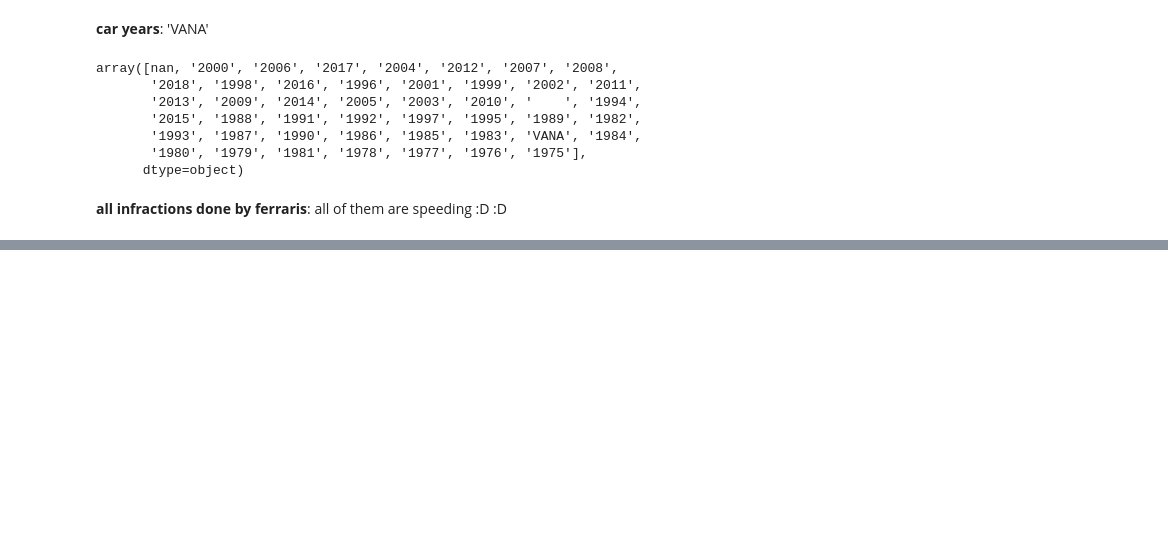
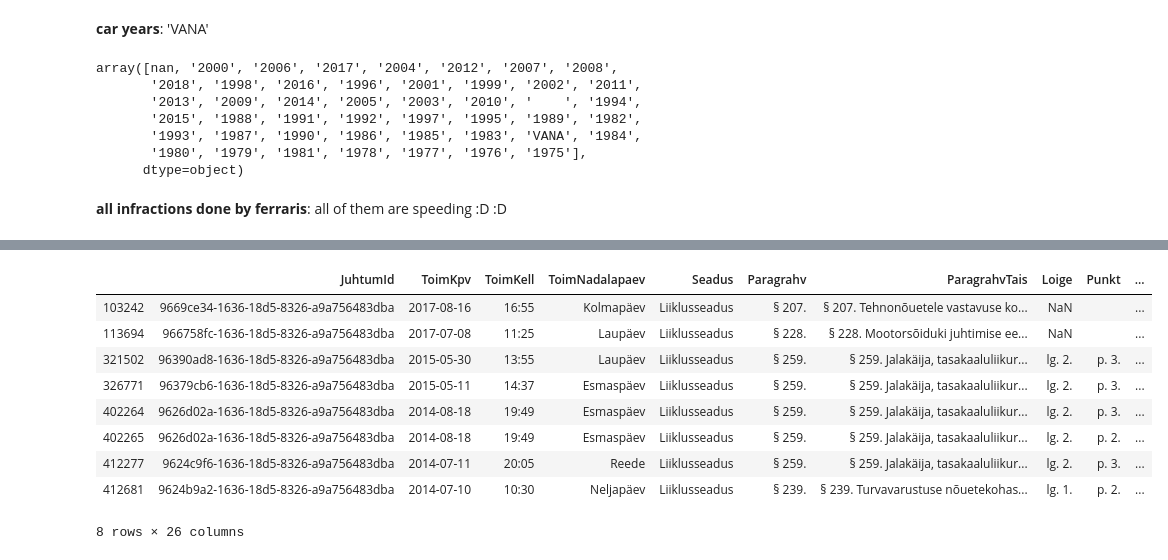
Before and after one commit to snemvalts/ids2019-m16-traffic-violations, a Jupyter notebook: notebooks/Data exploration.ipynb, the cells around one changed output, grey strips where cells are left out. Cells and saved outputs as stored; diff of their text form; code cells hidden in the pictures; blank space fills up the shorter version.

```diff
--- a/notebooks/Data exploration.ipynb
+++ b/notebooks/Data exploration.ipynb
@@ -96,0 +131,13 @@ data_original[data_original.SoidukMark == 'FERRARI']
+# %%
+data_original.loc[data_original['RikkujaVanus'] == "0-12 "]
+# %% [output]
+|  | JuhtumId | ToimKpv | ToimKell | ToimNadalapaev | Seadus | Paragrahv | ParagrahvTais | Loige | Punkt | ... |
+| 103242 | 9669ce34-1636-18d5-8326-a9a756483dba | 2017-08-16 | 16:55 | Kolmapäev | Liiklusseadus | § 207. | § 207. Tehnonõuetele vastavuse ko... | NaN |  | ... |
+| 113694 | 966758fc-1636-18d5-8326-a9a756483dba | 2017-07-08 | 11:25 | Laupäev | Liiklusseadus | § 228. | § 228. Mootorsõiduki juhtimise ee... | NaN |  | ... |
+| 321502 | 96390ad8-1636-18d5-8326-a9a756483dba | 2015-05-30 | 13:55 | Laupäev | Liiklusseadus | § 259. | § 259. Jalakäija, tasakaaluliikur... | lg. 2. | p. 3. | ... |
+| 326771 | 96379cb6-1636-18d5-8326-a9a756483dba | 2015-05-11 | 14:37 | Esmaspäev | Liiklusseadus | § 259. | § 259. Jalakäija, tasakaaluliikur... | lg. 2. | p. 3. | ... |
+| 402264 | 9626d02a-1636-18d5-8326-a9a756483dba | 2014-08-18 | 19:49 | Esmaspäev | Liiklusseadus | § 259. | § 259. Jalakäija, tasakaaluliikur... | lg. 2. | p. 3. | ... |
+| 402265 | 9626d02a-1636-18d5-8326-a9a756483dba | 2014-08-18 | 19:49 | Esmaspäev | Liiklusseadus | § 259. | § 259. Jalakäija, tasakaaluliikur... | lg. 2. | p. 2. | ... |
+| 412277 | 9624c9f6-1636-18d5-8326-a9a756483dba | 2014-07-11 | 20:05 | Reede | Liiklusseadus | § 259. | § 259. Jalakäija, tasakaaluliikur... | lg. 2. | p. 3. | ... |
+| 412681 | 9624b9a2-1636-18d5-8326-a9a756483dba | 2014-07-10 | 10:30 | Neljapäev | Liiklusseadus | § 239. | § 239. Turvavarustuse nõuetekohas... | lg. 1. | p. 2. | ... |
+8 rows × 26 columns
```
Also changed, not shown: parts of 13 cells of this notebook.
